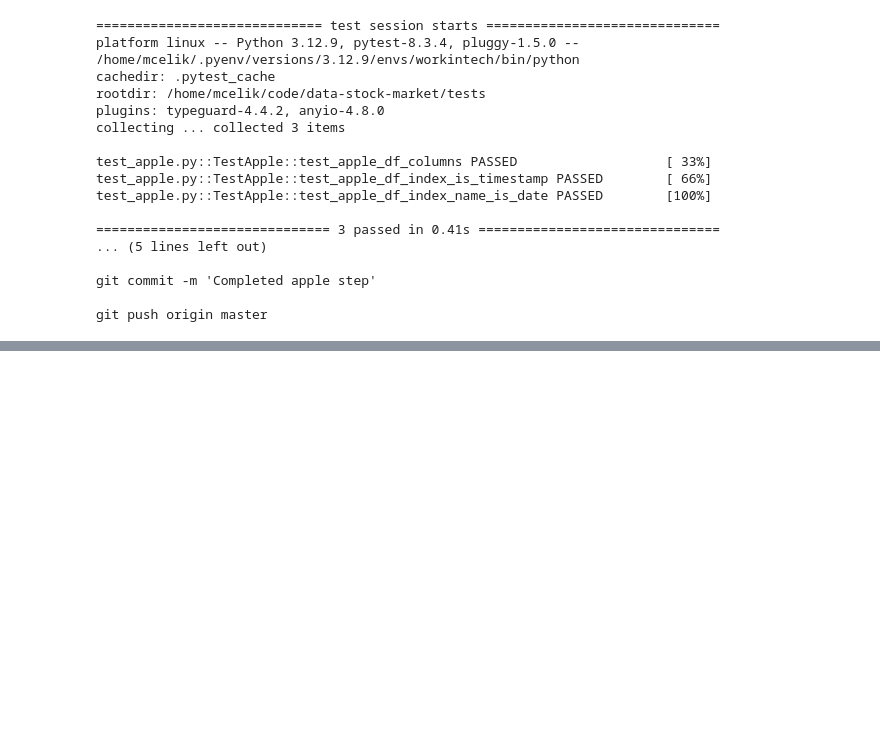
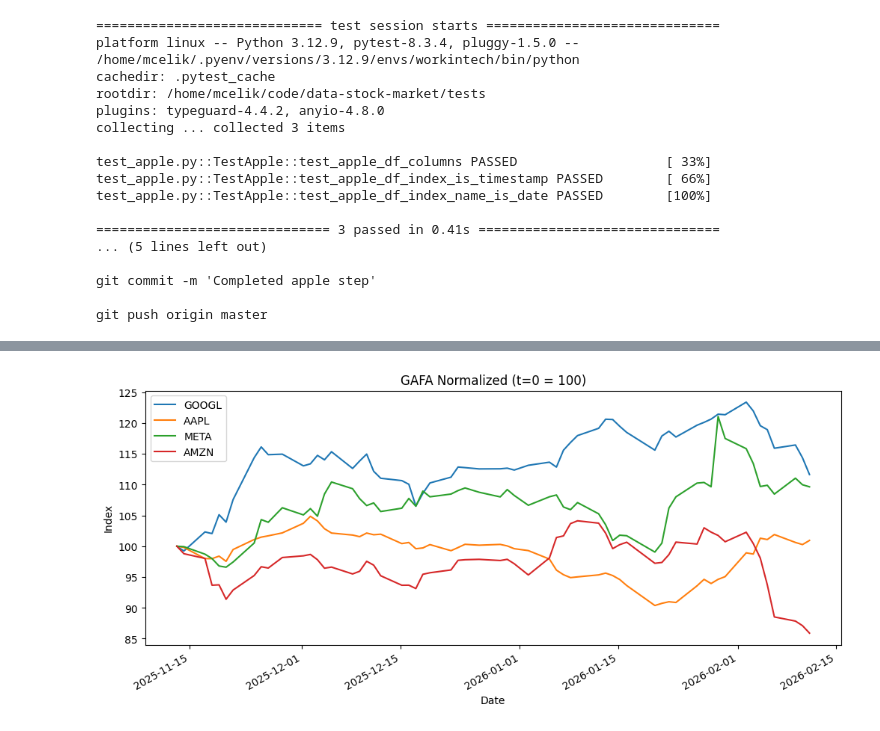
Before and after one commit to celikmehmet15/data-stock-market, a Jupyter notebook: stocks.ipynb, the cells around one changed output, grey strips where cells are left out. Saved outputs shown, nothing was run; the diff lists cells and outputs as text; code cells hidden in the pictures; blank space fills up the shorter version.

```diff
--- a/stocks.ipynb
+++ b/stocks.ipynb
@@ -103,0 +308,9 @@ SyntaxError: invalid syntax (3480248237.py, line 1)
+# %%
+gafa_norm = (gafa_df / gafa_df.iloc[0]) * 100
+
+gafa_norm.plot(figsize=(12,5), title="GAFA Normalized (t=0 = 100)")
+plt.xlabel("Date")
+plt.ylabel("Index")
+plt.show()
+# %% [output]
+[figure, added]
```
Also changed, not shown: parts of 15 cells of this notebook.
